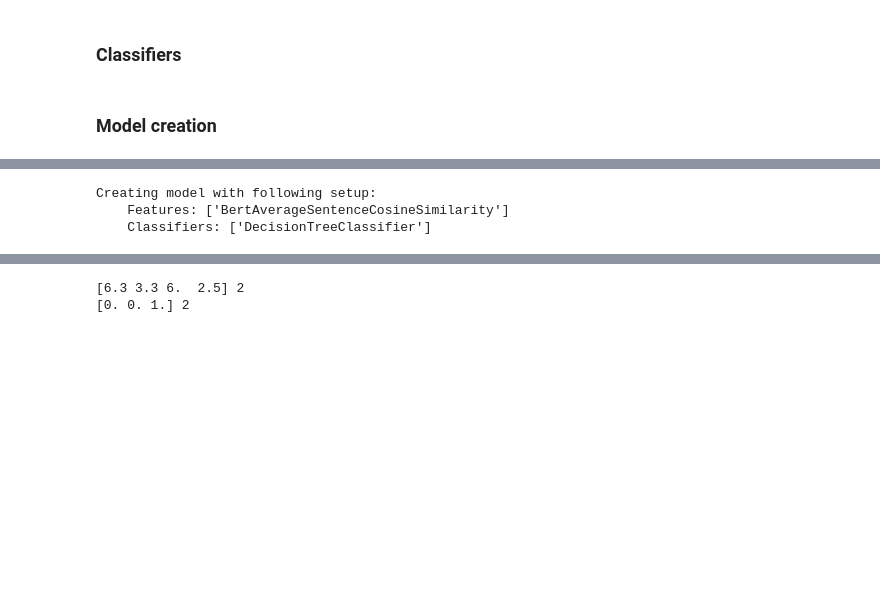
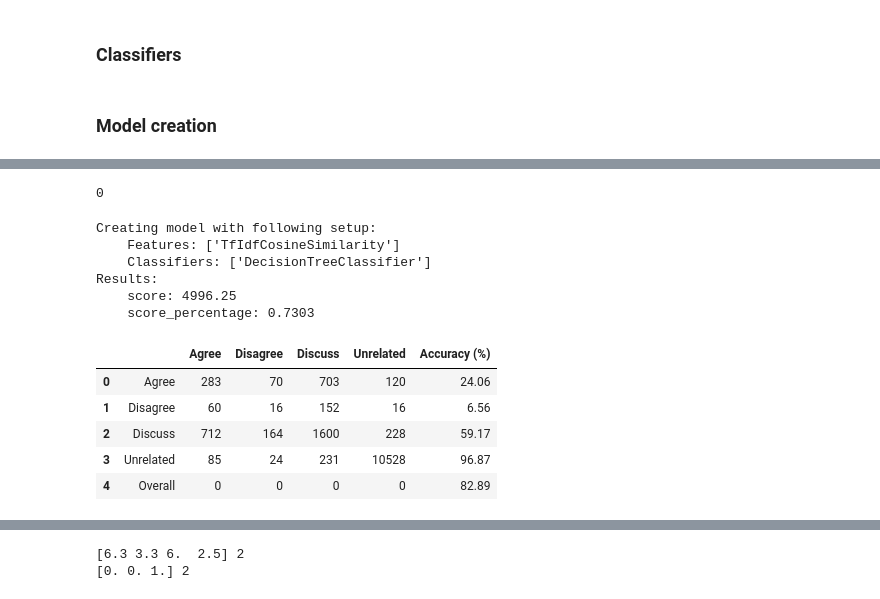
Before and after one commit to 4nds/Strojno_Ucenje_Projekt_FAIR, a Jupyter notebook: src/models.ipynb, the cells around one changed output, grey strips where cells are left out. Drawn from its saved outputs; the diff is of its cells as text; code cells hidden in the pictures; blank space fills up the shorter version.

Commit message:
dodani tfidf i names frequency

```diff
--- a/src/models.ipynb
+++ b/src/models.ipynb
@@ -307,12 +145,15 @@ class Word2VecFeature:
         self.word_tokenizer = WordTokenizer()
         return
 
+    def hasWord(self, word):
+        return word in self.google_news_word2vec_model.key_to_index
+        return
+
     def getVectors(self, text):
         processed_text = self.preprocessor.preprocess(text)
         words = self.word_tokenizer.tokenize(processed_text)
         # remove out-of-vocabulary words
-        vocabulary_words = [word for word in words \
-            if word in self.google_news_word2vec_model.key_to_index]
+        vocabulary_words = [word for word in words if self.hasWord(word)]
         return self.google_news_word2vec_model[vocabulary_words]
 
     def getMeanOfVectors(self, text):
@@ -502,0 +421,3 @@ from evaluation import Evaluator
+# %%
+tfidfcsfe = TfIdfCosineSimilarity(fnc_data)
+FEATURE_EXTRACTORS['TfIdfCosineSimilarity'] = tfidfcsfe
@@ -502,0 +521,3 @@ from evaluation import Evaluator
+# %%
+nffe = NamesFrequency(fnc_data, word2vec)
+FEATURE_EXTRACTORS['NamesFrequency'] = nffe
@@ -607,13 +650,7 @@ class  MachineLearningModel:
         self.score = evaluator.getScore(stances, prediction)
         self.score_percentage = evaluator.getScorePercentage(
             stances, prediction)
-        self.is_related_correctness = evaluator.getIsRelatedCorrectness(
-            stances, prediction)
-        self.unrelated_correctness = evaluator.getUnrelatedCorrectness(
-            stances, prediction)
-        self.related_correctness = evaluator.getRelatedCorrectness(
-            stances, prediction)
-        self.relationship_correctness = evaluator.getRelationshipCorrectness(
+        self.score_matrix = evaluator.getScoreMatrix(
             stances, prediction)
         return self.score_percentage
 
@@ -622,14 +659,7 @@ class  MachineLearningModel:
         print('    score:', self.score)
         print('    score_percentage: {:.{precision}f}'. \
             format(self.score_percentage, precision=decimals))
-        print('    is_related_correctness: {:.{precision}f}' \
-            .format(self.is_related_correctness, precision=decimals))
-        print('    unrelated_correctness: {:.{precision}f}' \
-            .format(self.unrelated_correctness, precision=decimals))
-        print('    related_correctness: {:.{precision}f}' \
-            .format(self.related_correctness, precision=decimals))
-        print('    relationship_correctness: {:.{precision}f}' \
-            .format(self.relationship_correctness, precision=decimals))
+        display(self.score_matrix)
         return
 
     def printSetup(self):
@@ -682,13 +723,36 @@ Creating model with following setup:
+# %%
+'''
+model = MachineLearningModel(fnc_data, \
+    [FEATURE_EXTRACTORS['BertAverageSentenceCosineSimilarity']],
+    [decision_tree_classifier])
+model.printSetup()
+model.extractFeatures()
+model.train()
+model.test()
+model.printScores()
+'''
+0
+# %% [output]
+0
 # %%
 model = MachineLearningModel(fnc_data, \
-    [FEATURE_EXTRACTORS['BertAverageSentenceCosineSimilarity']],
+    [FEATURE_EXTRACTORS['TfIdfCosineSimilarity']],
     [decision_tree_classifier])
 model.printSetup()
 model.extractFeatures()
 model.train()
 model.test()
 model.printScores()
 # %% [output]
 Creating model with following setup:
-    Features: ['BertAverageSentenceCosineSimilarity']
+    Features: ['TfIdfCosineSimilarity']
     Classifiers: ['DecisionTreeClassifier']
+Results:
+    score: 4996.25
+    score_percentage: 0.7303
+|  |  | Agree | Disagree | Discuss | Unrelated | Accuracy (%) |
+| 0 | Agree | 283 | 70 | 703 | 120 | 24.06 |
+| 1 | Disagree | 60 | 16 | 152 | 16 | 6.56 |
+| 2 | Discuss | 712 | 164 | 1600 | 228 | 59.17 |
+| 3 | Unrelated | 85 | 24 | 231 | 10528 | 96.87 |
+| 4 | Overall | 0 | 0 | 0 | 0 | 82.89 |
```
Also changed, not shown: parts of 30 cells of this notebook.
